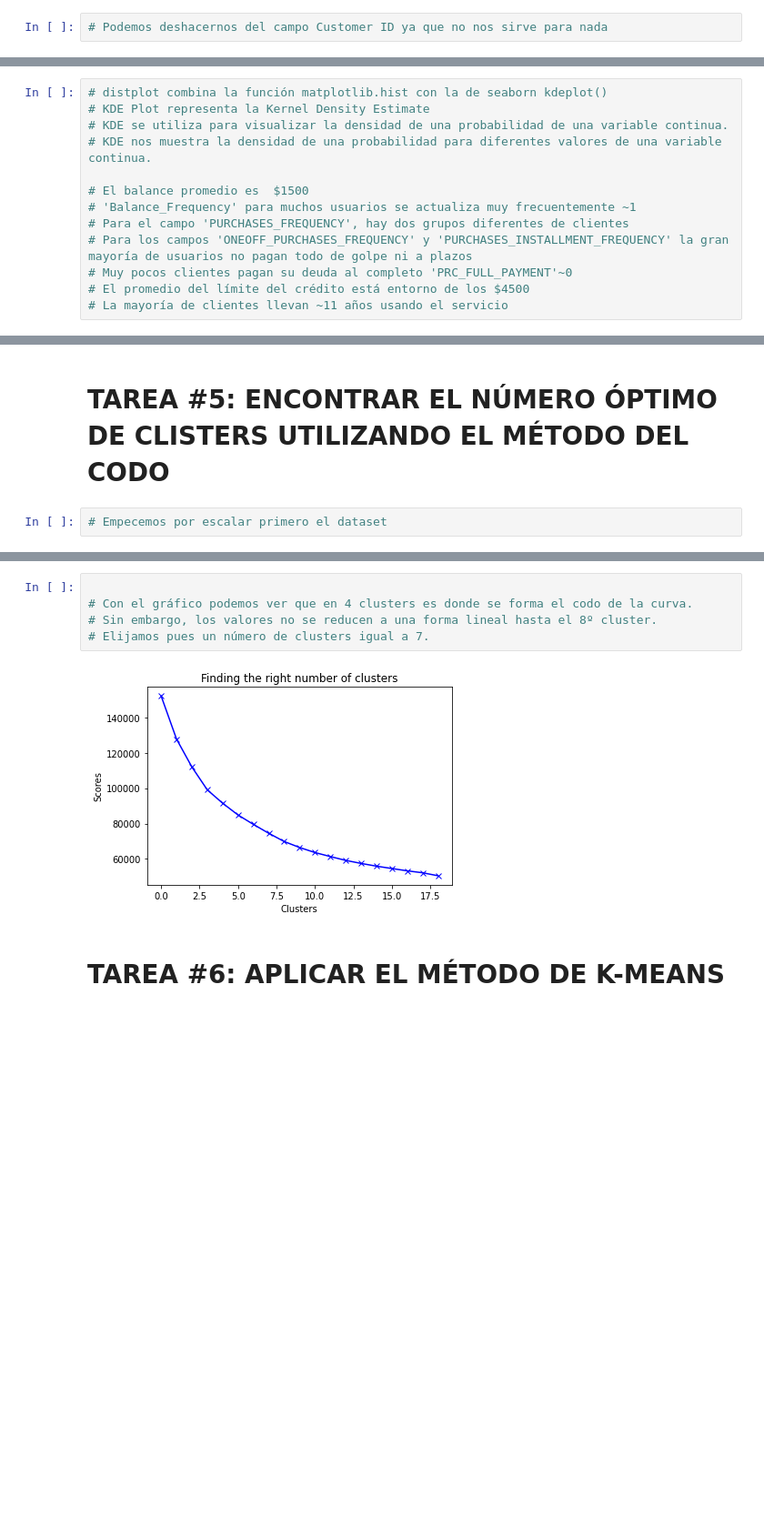
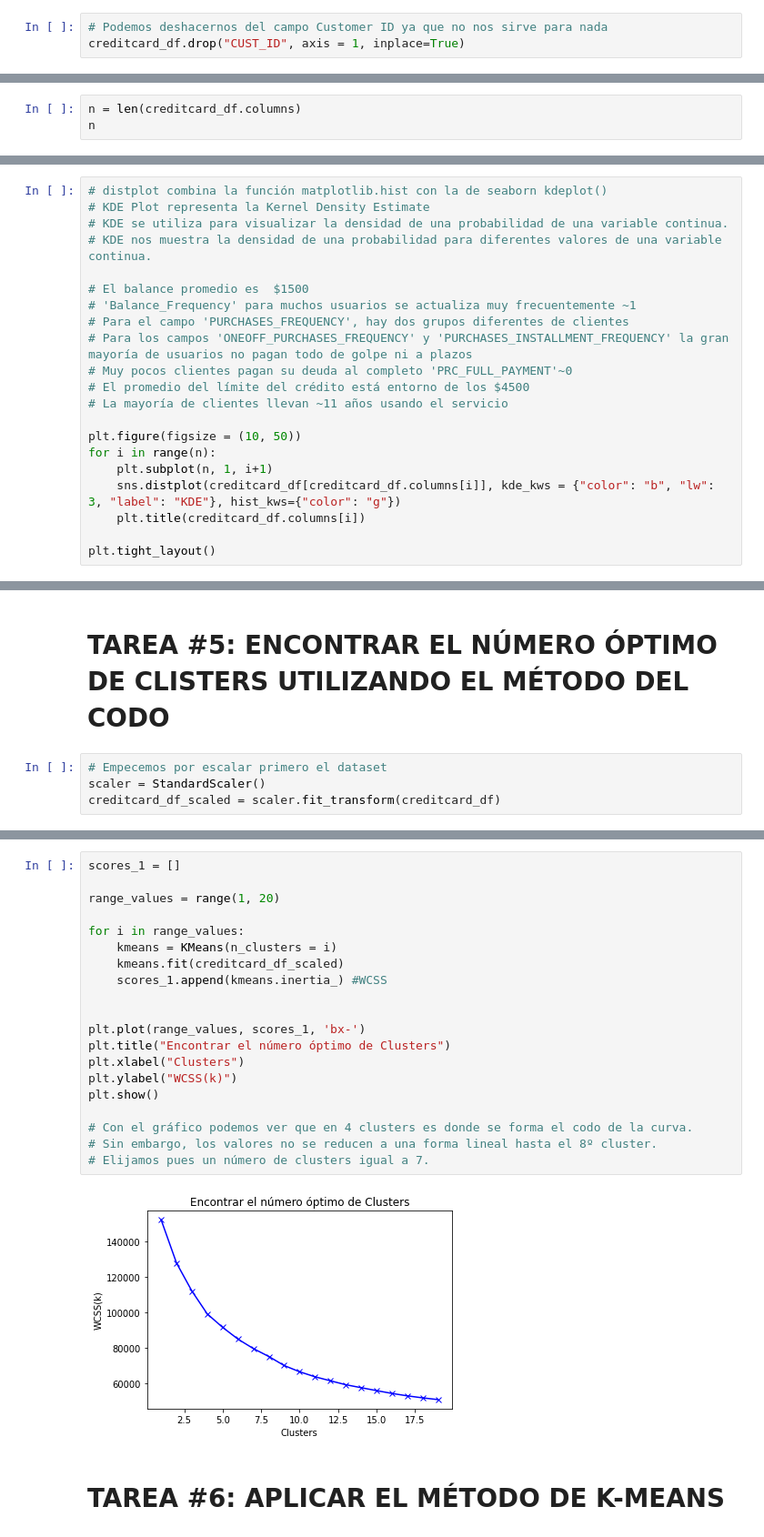
Before and after one commit to JBE777/ATtiny_LED_Matrix_Display_Badge, a Jupyter notebook: Esqueleto_Departamento_de_Marketing.ipynb, the cells around one changed output, grey strips where cells are left out. Shown at 91% size. Cells and saved outputs as stored; diff of their text form; blank space fills up the shorter version.

```diff
--- a/Esqueleto_Departamento_de_Marketing.ipynb
+++ b/Esqueleto_Departamento_de_Marketing.ipynb
@@ -184,3 +183,4 @@ dtype: int64
 0
 # %%
 # Podemos deshacernos del campo Customer ID ya que no nos sirve para nada
+creditcard_df.drop("CUST_ID", axis = 1, inplace=True)
@@ -206,0 +196,3 @@ Index(['BALANCE', 'BALANCE_FREQUENCY', 'PURCHASES', 'ONEOFF_PURCHASES',
+# %%
+n = len(creditcard_df.columns)
+n
@@ -217,4 +221,12 @@ Index(['BALANCE', 'BALANCE_FREQUENCY', 'PURCHASES', 'ONEOFF_PURCHASES',
 # Muy pocos clientes pagan su deuda al completo 'PRC_FULL_PAYMENT'~0
 # El promedio del límite del crédito está entorno de los $4500
 # La mayoría de clientes llevan ~11 años usando el servicio
+
+plt.figure(figsize = (10, 50))
+for i in range(n):
+    plt.subplot(n, 1, i+1)
+    sns.distplot(creditcard_df[creditcard_df.columns[i]], kde_kws = {"color": "b", "lw": 3, "label": "KDE"}, hist_kws={"color": "g"})
+    plt.title(creditcard_df.columns[i])
+
+plt.tight_layout()
 # %% [output]
@@ -252,3 +267,5 @@ Index(['BALANCE', 'BALANCE_FREQUENCY', 'PURCHASES', 'ONEOFF_PURCHASES',
 # TAREA #5: ENCONTRAR EL NÚMERO ÓPTIMO DE CLISTERS UTILIZANDO EL MÉTODO DEL CODO
 # %%
 # Empecemos por escalar primero el dataset
+scaler = StandardScaler()
+creditcard_df_scaled = scaler.fit_transform(creditcard_df)
@@ -273,9 +292,24 @@ array([[-0.73198937, -0.24943448, -0.42489974, ..., -0.31096755,
 # %%
+scores_1 = []
+
+range_values = range(1, 20)
+
+for i in range_values:
+    kmeans = KMeans(n_clusters = i)
+    kmeans.fit(creditcard_df_scaled)
+    scores_1.append(kmeans.inertia_) #WCSS
+
+
+plt.plot(range_values, scores_1, 'bx-')
+plt.title("Encontrar el número óptimo de Clusters")
+plt.xlabel("Clusters")
+plt.ylabel("WCSS(k)")
+plt.show()
 
 # Con el gráfico podemos ver que en 4 clusters es donde se forma el codo de la curva.
 # Sin embargo, los valores no se reducen a una forma lineal hasta el 8º cluster.
 # Elijamos pues un número de clusters igual a 7.
 # %% [output]
-[figure, old version]
+[figure, new version]
 # %% [markdown]
 # TAREA #6: APLICAR EL MÉTODO DE K-MEANS
```
Also changed, not shown: parts of 71 cells of this notebook.
